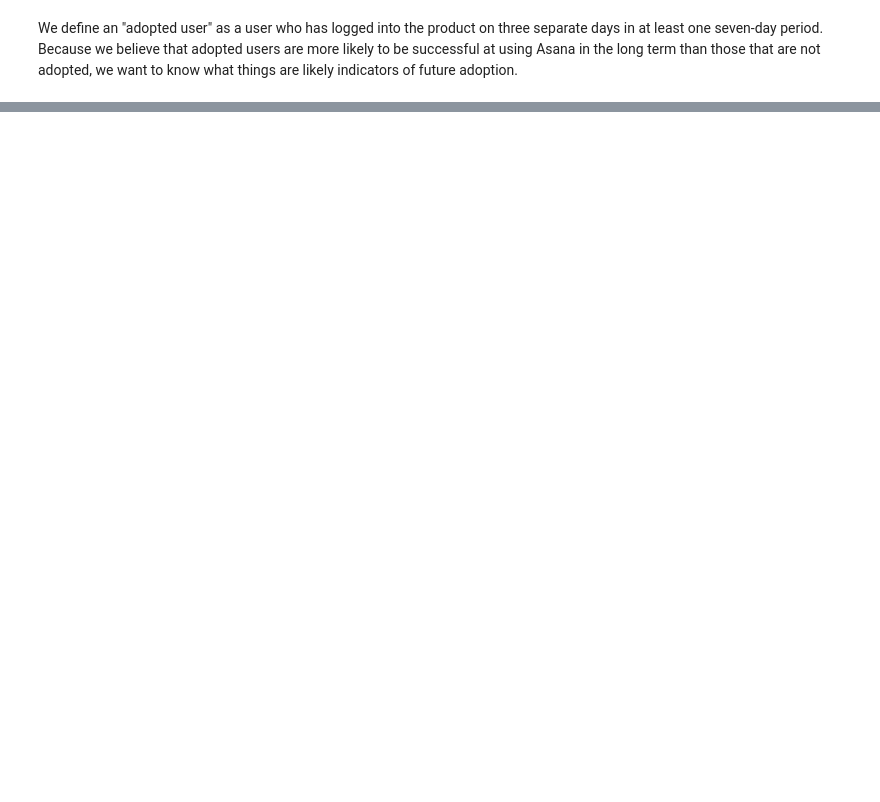
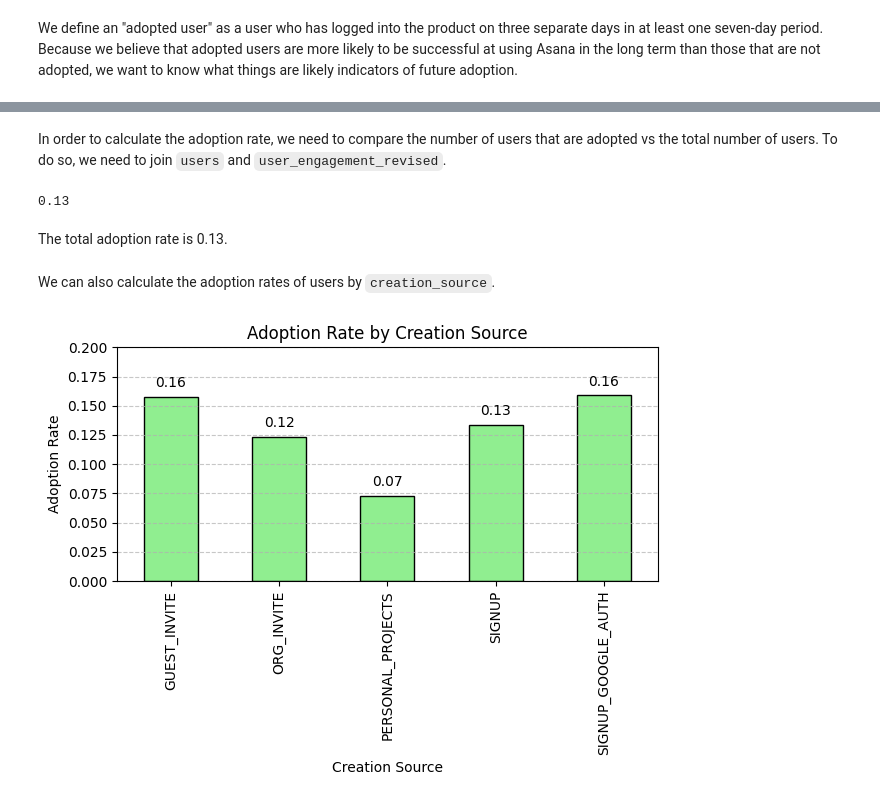
Before and after one commit to opheliasin/asana_summer2024_dsintern_takehome, a Jupyter notebook: Calculating Adoption Rate.ipynb, the cells around one changed output, grey strips where cells are left out. Saved outputs shown, nothing was run; the diff lists cells and outputs as text; code cells hidden in the pictures; blank space fills up the shorter version.

Commit message:
revised adopted rate calculation function and added three charts for user segmentation

```diff
--- a/Calculating Adoption Rate.ipynb
+++ b/Calculating Adoption Rate.ipynb
@@ -73,2 +39,0 @@ users['email_domain'].value_counts().head(10).plot(kind='bar')
-# %%
-users['email_domain'] = users['email_domain'].astype('category')
@@ -135,0 +42,2 @@ Name: creation_time, dtype: timedelta64[ns]
+# %%
+user_engagement = user_engagement.drop(["visited"], axis = 1)
@@ -208,9 +101,3 @@ def has_adopted(row):
             return True
 
     return False
-# %%
-if 'login_dates' in user_engagement_revised.columns:
-    # If it exists, apply the 'adopted_user' function
-    user_engagement_revised['has_adopted'] = user_engagement_revised.apply(has_adopted, axis=1)
-else:
-    print("The 'login_date' column does not exist in the DataFrame.")
@@ -234,0 +106,41 @@ else:
+# %% [markdown]
+In order to calculate the adoption rate, we need to compare the number of users that are adopted vs the total number of users. To do so, we need to join `users` and `user_engagement_revised`.
+# %%
+merged_df = users.merge(user_engagement_revised, on = 'user_id', how = 'outer')
+
+#replace all NaNs in the has_adopted column with False
+merged_df['has_adopted'].fillna(False, inplace=True)
+# %%
+#Adoption rate formula = (has_adopted == False)/ total_users
+total_adoption_rate = (merged_df['has_adopted'].sum()) / len(merged_df)
+print("{:.2f}".format(total_adoption_rate))
+# %% [output]
+0.13
+# %% [markdown]
+The total adoption rate is 0.13.
+# %% [markdown]
+We can also calculate the adoption rates of users by `creation_source`.
+# %%
+# Calculate the adoption rate by 'creation_source'
+adoption_rate = merged_df.groupby('creation_source')['has_adopted'].mean()
+
+# Plot the adoption rate
+ax = adoption_rate.plot(kind='bar', color='lightgreen', edgecolor='black')
+plt.title('Adoption Rate by Creation Source')
+plt.xlabel('Creation Source')
+plt.ylabel('Adoption Rate')
+plt.ylim(0, 0.2)
+plt.grid(axis='y', linestyle='--', alpha=0.7)
+
+for p in ax.patches:
+    ax.annotate(f"{p.get_height():.2f}",
+                (p.get_x() + p.get_width() / 2., p.get_height()),
+                ha='center',
+                va='center',
+                xytext=(0, 10),
+                textcoords='offset points')
+
+plt.tight_layout()
+plt.show()
+# %% [output]
+[figure, added]
```
Also changed, not shown: parts of 27 cells of this notebook, 1 other file.
